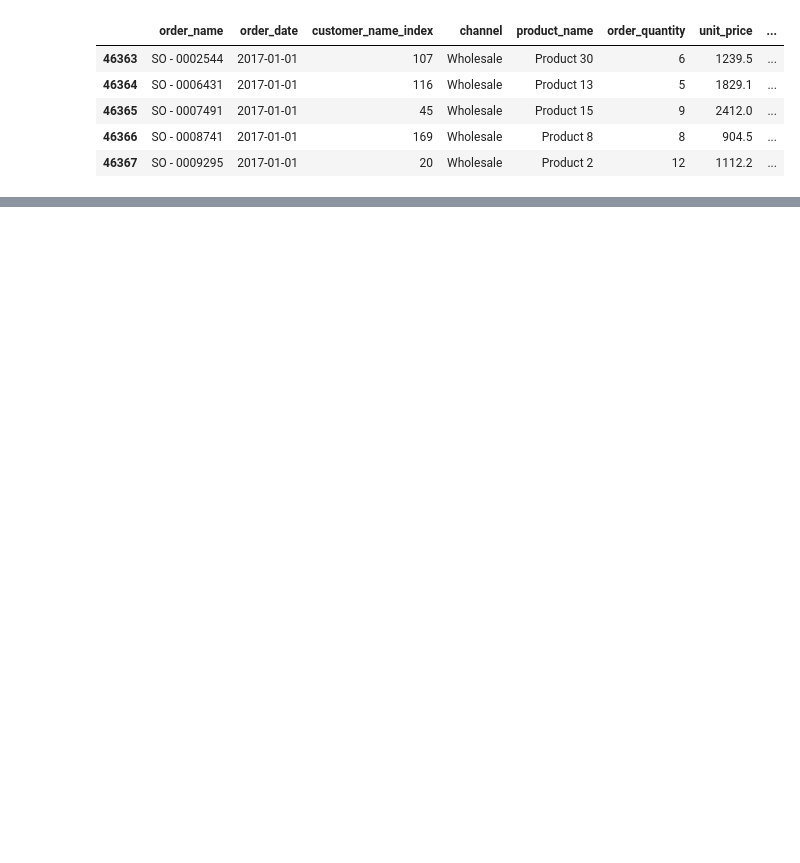
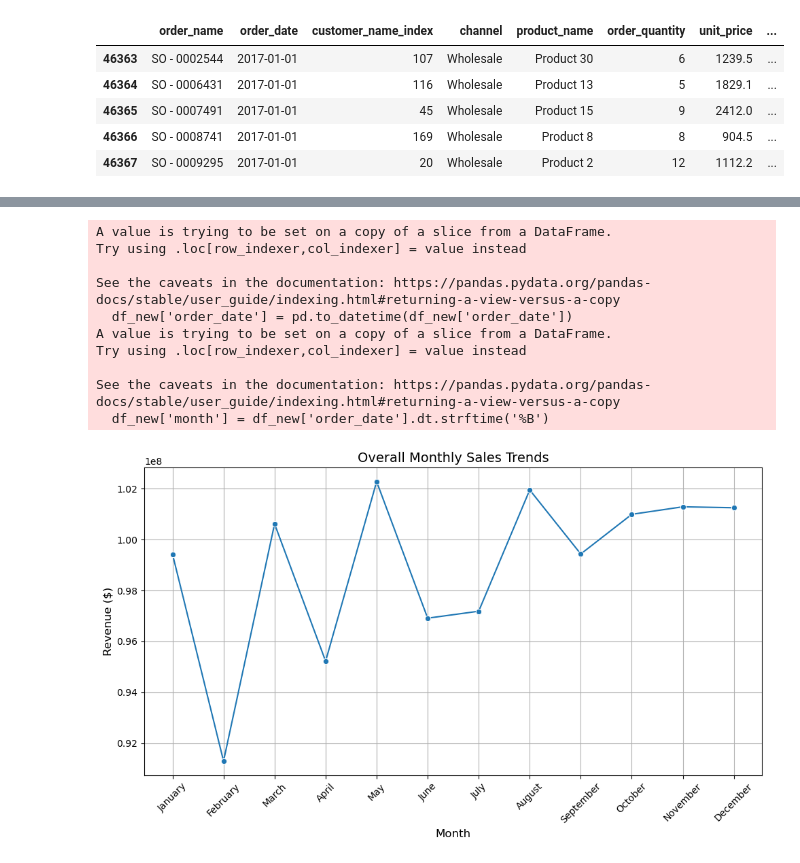
Before and after one commit to shivamx0309/Sales-Analysis, a Jupyter notebook: Regional Sales Analysis.ipynb, the cells around one changed output, grey strips where cells are left out. Saved outputs shown, nothing was run; the diff lists cells and outputs as text; code cells hidden in the pictures; blank space fills up the shorter version.

```diff
--- a/Regional Sales Analysis.ipynb
+++ b/Regional Sales Analysis.ipynb
@@ -360,0 +432,56 @@ df_2017.head()
+# %%
+# Ensure datetime
+df['order_date'] = pd.to_datetime(df['order_date'])
+
+# Filter out Jan 2018 and Feb 2018
+df_new = df[~(
+    (df['order_date'].dt.year == 2018) &
+    (df['order_date'].dt.month.isin([1, 2]))
+)]
+# %%
+import pandas as pd
+import matplotlib.pyplot as plt
+import seaborn as sns
+
+# Ensure datetime
+df_new['order_date'] = pd.to_datetime(df_new['order_date'])
+
+# Extract calendar month name
+df_new['month'] = df_new['order_date'].dt.strftime('%B')
+
+# Month order
+month_order = [
+    'January','February','March','April','May','June',
+    'July','August','September','October','November','December'
+]
+
+# Aggregate revenue by calendar month (all years combined)
+monthly_seasonality = (
+    df_new.groupby('month')['revenue']
+      .sum()
+      .reindex(month_order)
+      .reset_index()
+)
+
+# Plot
+plt.figure(figsize=(10, 6))
+sns.lineplot(data=monthly_seasonality, x='month', y='revenue', marker='o')
+plt.title("Overall Monthly Sales Trends", fontsize=14)
+plt.xlabel("Month", fontsize=12)
+plt.ylabel("Revenue ($)", fontsize=12)
+plt.xticks(rotation=45)
+plt.grid(True)
+plt.tight_layout()
+plt.show()
+# %% [output]
+A value is trying to be set on a copy of a slice from a DataFrame.
+Try using .loc[row_indexer,col_indexer] = value instead
+
+See the caveats in the documentation: https://pandas.pydata.org/pandas-docs/stable/user_guide/indexing.html#returning-a-view-versus-a-copy
+  df_new['order_date'] = pd.to_datetime(df_new['order_date'])
+A value is trying to be set on a copy of a slice from a DataFrame.
+Try using .loc[row_indexer,col_indexer] = value instead
+
+See the caveats in the documentation: https://pandas.pydata.org/pandas-docs/stable/user_guide/indexing.html#returning-a-view-versus-a-copy
+  df_new['month'] = df_new['order_date'].dt.strftime('%B')
+[figure, added]
```
Also changed, not shown: parts of 28 cells of this notebook, 2 other files.
